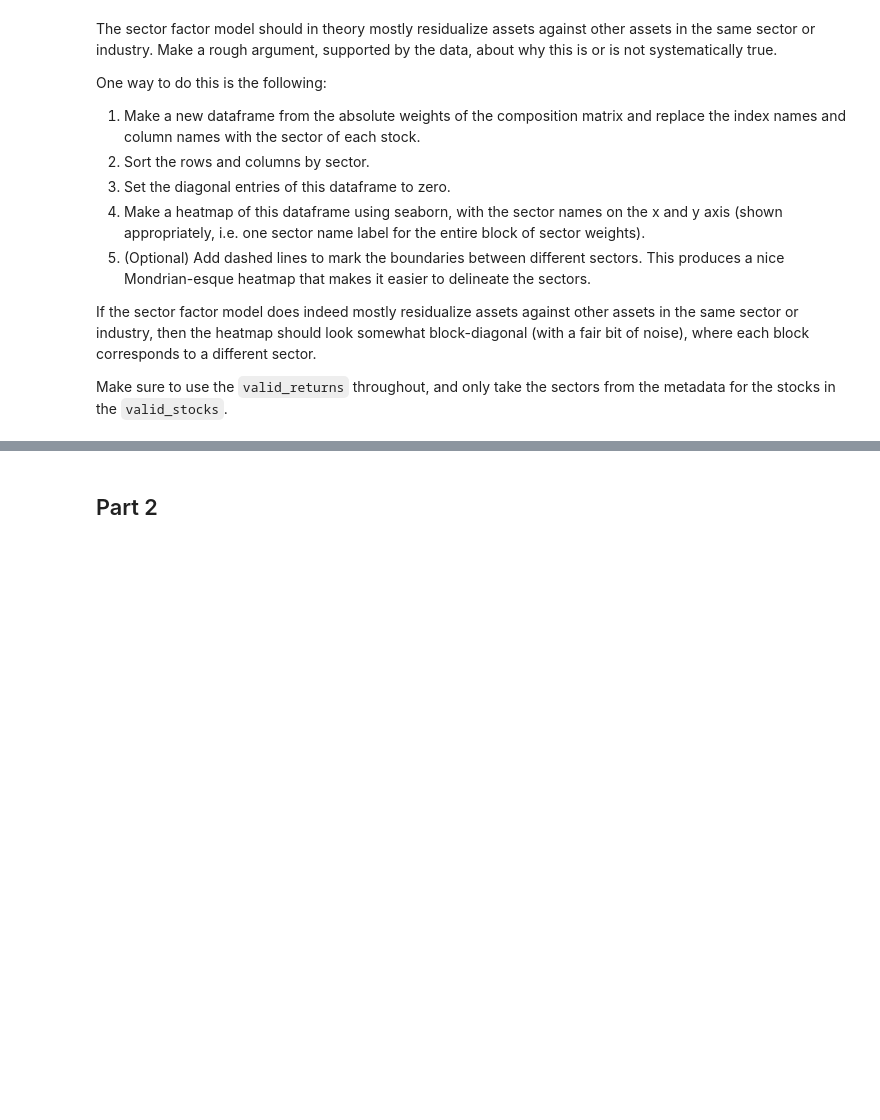
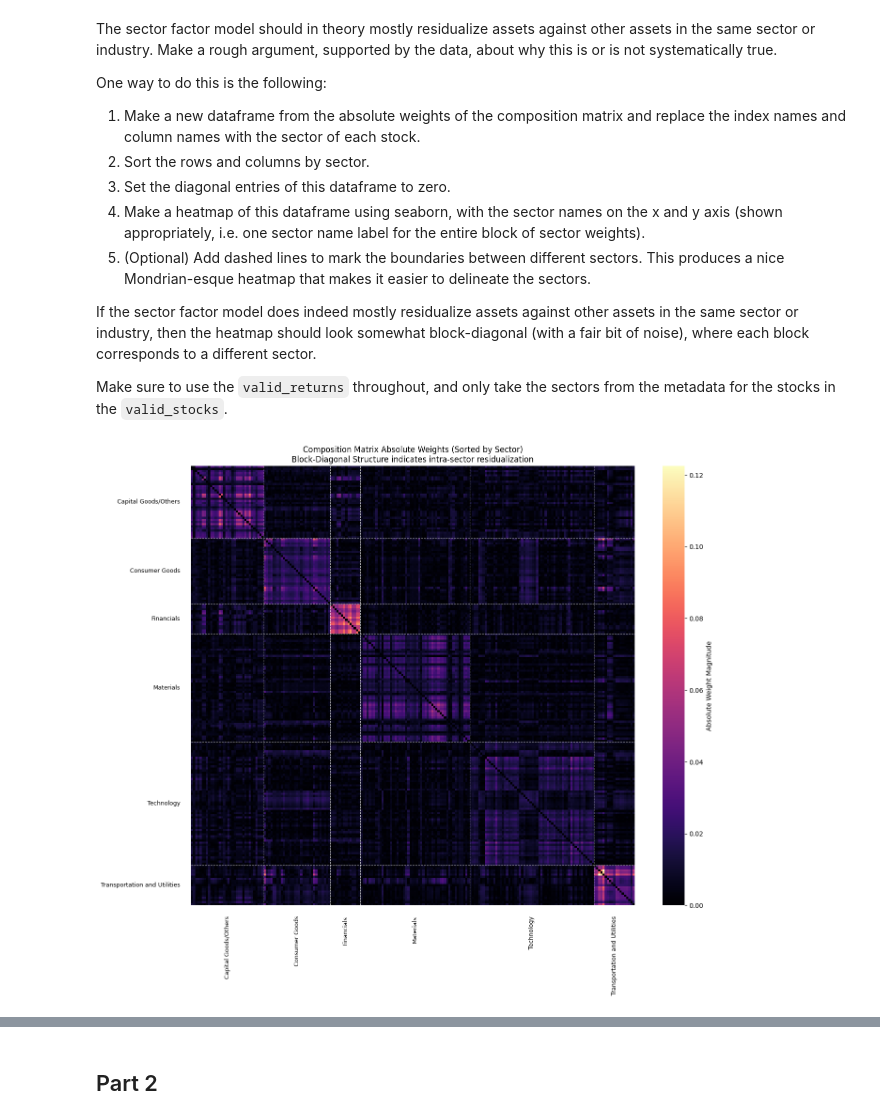
Before and after one commit to BjornThor123/Statistical_Arbitrage_Stanford_MS-E244, a Jupyter notebook: Homework 3/MSE244_HW3.ipynb, the cells around one changed output, grey strips where cells are left out. Saved outputs shown, nothing was run; the diff lists cells and outputs as text; code cells hidden in the pictures; blank space fills up the shorter version.

```diff
--- a/Homework 3/MSE244_HW3.ipynb
+++ b/Homework 3/MSE244_HW3.ipynb
@@ -778,0 +1066,59 @@ Make sure to use the `valid_returns` throughout, and only take the sectors from
+# %%
+# 1. Create a dataframe of absolute weights
+heatmap_df = pd.DataFrame(
+    sector_comp_mtx.values if hasattr(sector_comp_mtx, "values") else sector_comp_mtx,
+    index=valid_returns.columns,
+    columns=valid_returns.columns
+)
+heatmap_df = heatmap_df.abs()
+
+# 2. Sort rows and columns by Sector
+current_sectors = metadata.loc[heatmap_df.index, 'Sector']
+sorted_stocks = current_sectors.sort_values().index
+
+# Reorder the dataframe
+heatmap_df = heatmap_df.loc[sorted_stocks, sorted_stocks]
+sorted_sectors = current_sectors.loc[sorted_stocks]
+
+# 3. Set diagonal to zero (to ignore self-correlation)
+np.fill_diagonal(heatmap_df.values, 0)
+
+# 4. & 5. Plot Heatmap with Mondrian-style boundaries
+fig, ax = plt.subplots(figsize=(14, 12))
+
+# Plot the heatmap
+sns.heatmap(
+    heatmap_df,
+    cmap='magma',
+    xticklabels=False,
+    yticklabels=False,
+    cbar_kws={'label': 'Absolute Weight Magnitude'},
+    ax=ax
+)
+
+# Calculate boundaries between sectors
+sector_sizes = sorted_sectors.groupby(sorted_sectors, sort=False).size()
+boundaries = np.cumsum(sector_sizes)
+boundaries = np.insert(boundaries.values, 0, 0)
+
+# Add dashed lines and labels
+unique_sectors = sector_sizes.index
+
+for i, sector_name in enumerate(unique_sectors):
+    start = boundaries[i]
+    end = boundaries[i+1]
+    mid = (start + end) / 2
+
+    # White Dashed Lines
+    ax.hlines(end, *ax.get_xlim(), colors='white', linestyles='--', linewidth=0.8, alpha=0.7)
+    ax.vlines(end, *ax.get_ylim(), colors='white', linestyles='--', linewidth=0.8, alpha=0.7)
+
+    # Labels
+    ax.text(mid, len(heatmap_df) + 5, sector_name, ha='center', va='top', rotation=90, fontsize=9, color='black')
+    ax.text(-5, mid, sector_name, ha='right', va='center', fontsize=9, color='black')
+
+plt.title('Composition Matrix Absolute Weights (Sorted by Sector)\nBlock-Diagonal Structure indicates intra-sector residualization')
+plt.tight_layout()
+plt.show()
+# %% [output]
+[figure, added]
```
Also changed, not shown: parts of 20 cells of this notebook, 1 other file.
